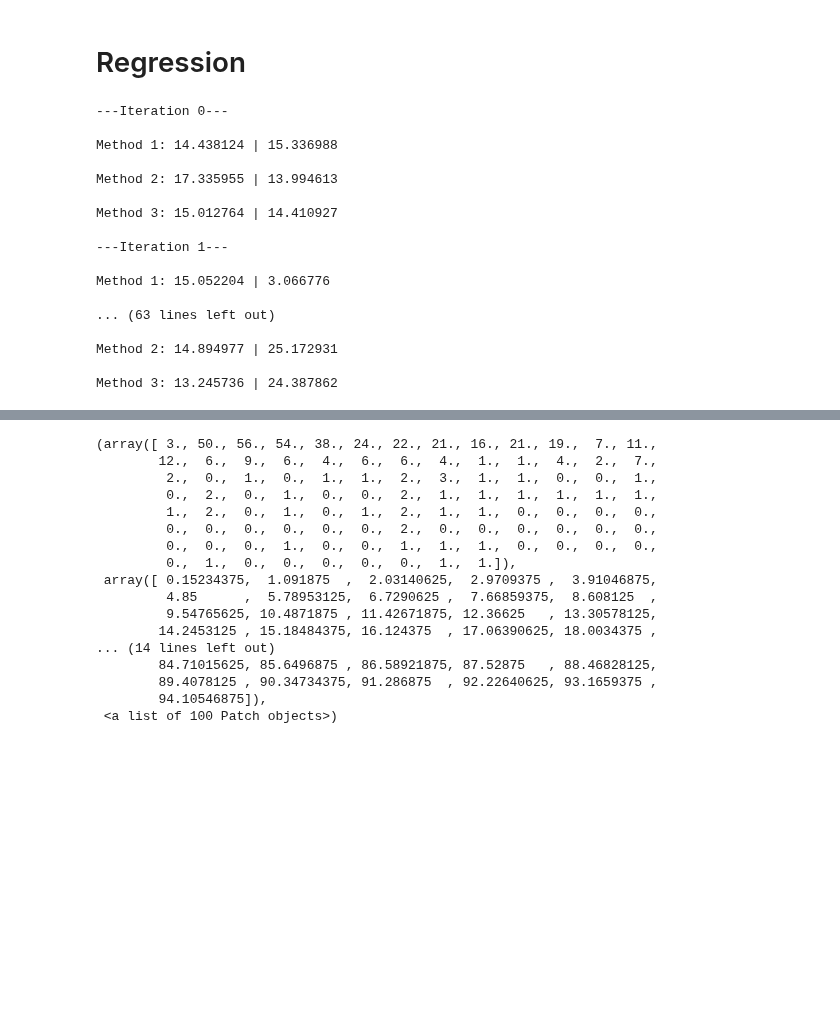
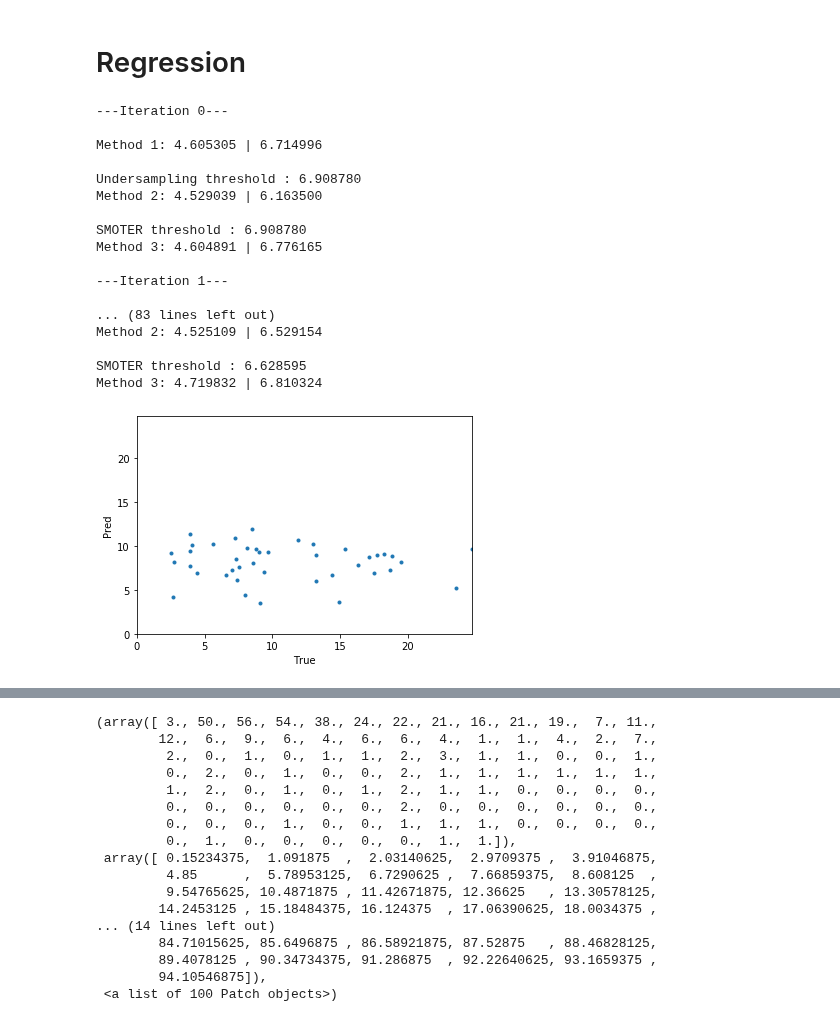
Before and after one commit to hundredball/Math24, a Jupyter notebook: Ginny_ERSP/ERSP_binary_classification.ipynb, the cells around one changed output, grey strips where cells are left out. Drawn from its saved outputs; the diff is of its cells as text; code cells hidden in the pictures; blank space fills up the shorter version.

```diff
--- a/Ginny_ERSP/ERSP_binary_classification.ipynb
+++ b/Ginny_ERSP/ERSP_binary_classification.ipynb
@@ -347,6 +354,8 @@ kf = KFold(n_splits=num_fold)
 X_all = ERSP_all
 Y = preprocessing.make_target(SLs)
 for i, (train_index, test_index) in enumerate(kf.split(X_all)):
+    print('---Iteration %d---\n'%(i))
+
     # Split data
     X_train, X_test = X_all[train_index], X_all[test_index]
     Y_train, Y_test = Y[train_index, :], Y[test_index, :]
@@ -365,56 +374,43 @@ for i, (train_index, test_index) in enumerate(kf.split(X_all)):
     Y_test_cla, Y_test_reg = Y_test[:,0], Y_test[:,1]
 
     # 1. Regression directly
-    rgr = svm.SVR()
-    rgr.fit(X_train, Y_train_reg)
-    pred_train_reg = rgr.predict(X_train)
-    pred_test_reg = rgr.predict(X_test)
-    train_std[i,0] = standard_error(pred_train_reg, Y_train_reg)
-    test_std[i,0] = standard_error(pred_test_reg, Y_test_reg)
-    train_r2[i,0] = r2_score(Y_train_reg, pred_train_reg)
-    test_r2[i,0] = r2_score(Y_test_reg, pred_test_reg)
+    rgr = Ridge(alpha=1)
+    train_std[i,0], test_std[i,0], train_r2[i,0], test_r2[i,0], pred_train1, pred_test1 = regression(\
+        X_train, Y_train_reg, X_test, Y_test_reg, rgr)
+    print('Method 1: %f | %f\n'%(train_std[i,0], test_std[i,0]))
 
     # 2. Undersampling -> Regression
-    rgr = svm.SVR()
+    #rgr = svm.SVR()
     new_X_train, new_Y_train_reg = sampling.undersampling(X_train, Y_train_reg)
-    rgr.fit(new_X_train, new_Y_train_reg)
-    pred_train_reg = rgr.predict(new_X_train)
-    pred_test_reg = rgr.predict(X_test)
-    train_std[i,1] = standard_error(pred_train_reg, new_Y_train_reg)
-    test_std[i,1] = standard_error(pred_test_reg, Y_test_reg)
-    train_r2[i,1] = r2_score(new_Y_train_reg, pred_train_reg)
-    test_r2[i,1] = r2_score(Y_test_reg, pred_test_reg)
+    train_std[i,1], test_std[i,1], train_r2[i,1], test_r2[i,1], _, _ = regression(\
+        new_X_train, new_Y_train_reg, X_test, Y_test_reg, rgr)
+    print('Method 2: %f | %f\n'%(train_std[i,1], test_std[i,1]))
 
     # 3. SMOTE -> Regression
-    rgr = svm.SVR()
+    #rgr = svm.SVR()
     new_X_train, new_Y_train_reg = sampling.SMOTER(X_train, Y_train_reg)
-    rgr.fit(new_X_train, new_Y_train_reg)
-    pred_train_reg = rgr.predict(new_X_train)
-    pred_test_reg = rgr.predict(X_test)
-    train_std[i,2] = standard_error(pred_train_reg, new_Y_train_reg)
-    test_std[i,2] = standard_error(pred_test_reg, Y_test_reg)
-    train_r2[i,2] = r2_score(new_Y_train_reg, pred_train_reg)
-    test_r2[i,2] = r2_score(Y_test_reg, pred_test_reg)
-
-    print('---Iteration %d---\n'%(i))
-    print('Method 1: %f | %f\n'%(train_std[i,0], test_std[i,0]))
-    print('Method 2: %f | %f\n'%(train_std[i,1], test_std[i,1]))
+    train_std[i,2], test_std[i,2], train_r2[i,2], test_r2[i,2], pred_train2, pred_test2 = regression(\
+        new_X_train, new_Y_train_reg, X_test, Y_test_reg, rgr)
     print('Method 3: %f | %f\n'%(train_std[i,2], test_std[i,2]))
 # %% [output]
 ---Iteration 0---
 
-Method 1: 14.438124 | 15.336988
+Method 1: 4.605305 | 6.714996
 
-Method 2: 17.335955 | 13.994613
+Undersampling threshold : 6.908780
+Method 2: 4.529039 | 6.163500
 
-Method 3: 15.012764 | 14.410927
+SMOTER threshold : 6.908780
+Method 3: 4.604891 | 6.776165
 
 ---Iteration 1---
 
-Method 1: 15.052204 | 3.066776
+... (83 lines left out)
+Method 2: 4.525109 | 6.529154
 
-... (63 lines left out)
-
-Method 2: 14.894977 | 25.172931
-
-Method 3: 13.245736 | 24.387862
+SMOTER threshold : 6.628595
+Method 3: 4.719832 | 6.810324
+# %%
+plot_scatter(Y_test_reg, pred_test1)
+# %% [output]
+[figure, added]
```
Also changed, not shown: parts of 13 cells of this notebook, 6 other files.
